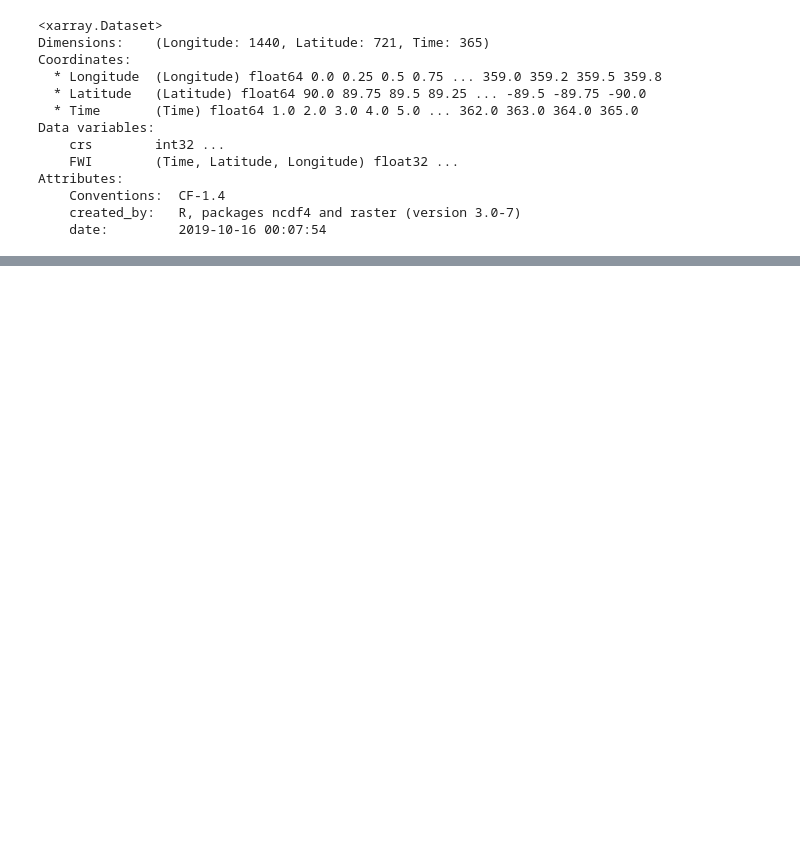
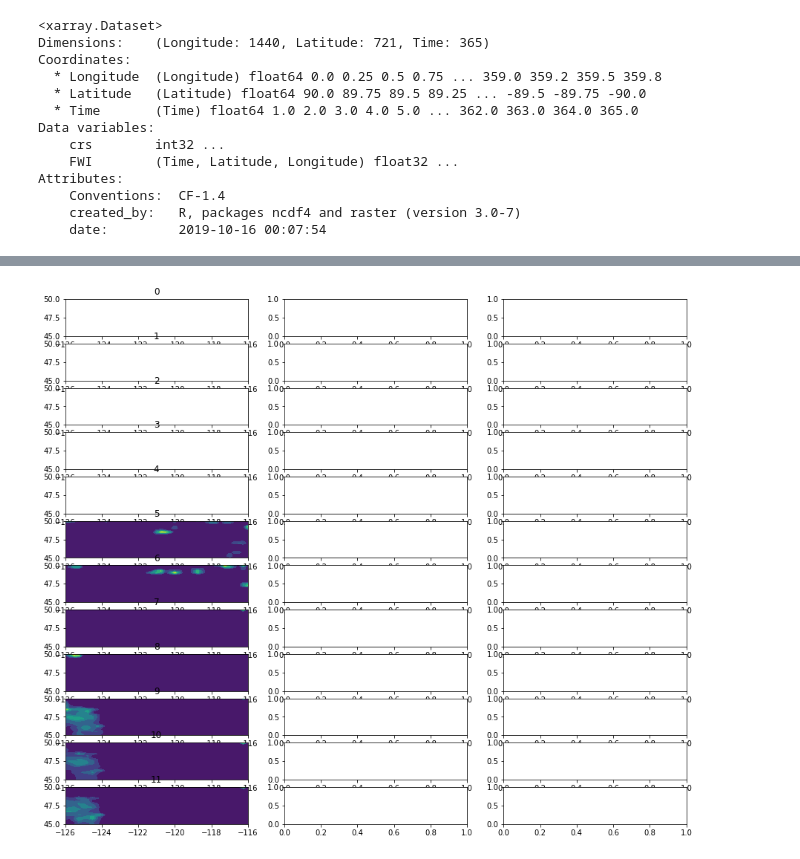
Before and after one commit to UW-Climate-Risk-Lab/climate-risk-map-hazards, a Jupyter notebook: FireWeatherIndex/FWI_ERA5.ipynb, the cells around one changed output, grey strips where cells are left out. Cells and saved outputs as stored; diff of their text form; code cells hidden in the pictures; blank space fills up the shorter version.

```diff
--- a/FireWeatherIndex/FWI_ERA5.ipynb
+++ b/FireWeatherIndex/FWI_ERA5.ipynb
@@ -99,0 +158,8 @@ Datum: North American Datum 1983
+# %%
+fig,ax = plt.subplots(4,3,figsize=(15,13))
+for tt in range(5,6):
+    for ii in range(12):
+        ax[ii,tt-5].contourf(var2.longitude,var2.latitude,var2.tp[tt-5,ii,:,:])
+        ax[ii,tt-5].set_title(ii)
+# %% [output]
+[figure, added]
```
Also changed, not shown: parts of 20 cells of this notebook, 9 other files.
